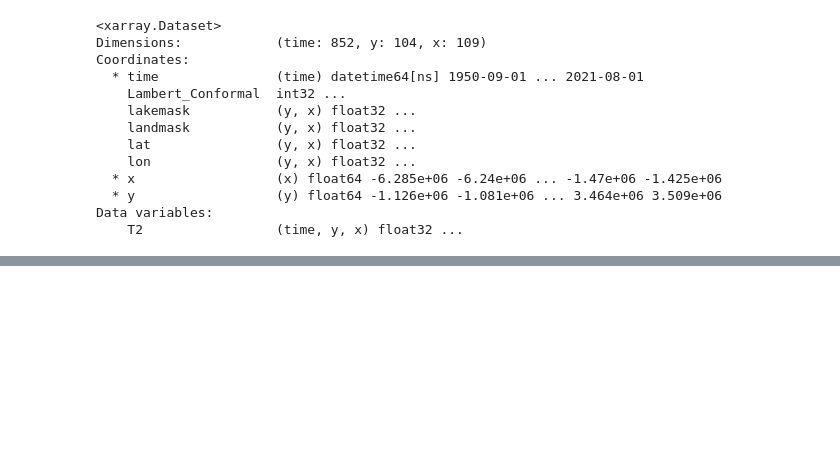
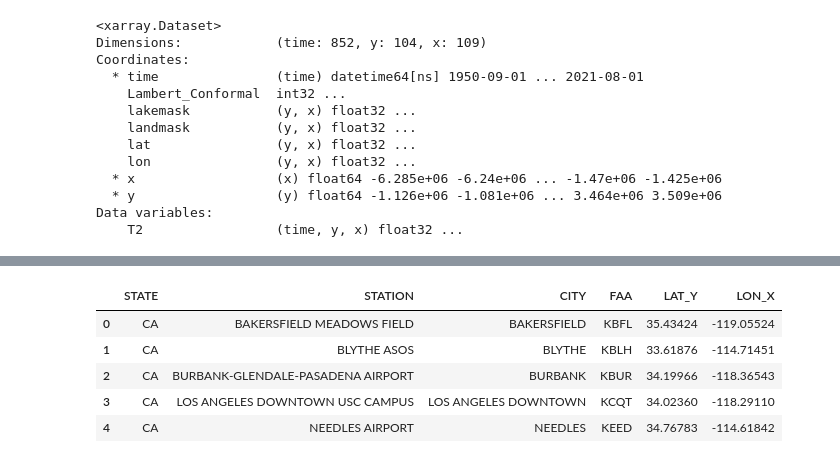
Before and after one commit to nabigac/masters_project, a Jupyter notebook: frequency_analysis.ipynb, the cells around one changed output, grey strips where cells are left out. Drawn from its saved outputs; the diff is of its cells as text; code cells hidden in the pictures; blank space fills up the shorter version.

```diff
--- a/frequency_analysis.ipynb
+++ b/frequency_analysis.ipynb
@@ -54,0 +59,10 @@ array([[[77.543655, 77.61831 , 77.71971 , ..., 80.92734 , 80.97024 ,
+# %%
+stations = pd.read_csv('./data/weather_stations.csv')
+stations.head()
+# %% [output]
+|  | STATE | STATION | CITY | FAA | LAT_Y | LON_X |
+| 0 | CA | BAKERSFIELD MEADOWS FIELD | BAKERSFIELD | KBFL | 35.43424 | -119.05524 |
+| 1 | CA | BLYTHE ASOS | BLYTHE | KBLH | 33.61876 | -114.71451 |
+| 2 | CA | BURBANK-GLENDALE-PASADENA AIRPORT | BURBANK | KBUR | 34.19966 | -118.36543 |
+| 3 | CA | LOS ANGELES DOWNTOWN USC CAMPUS | LOS ANGELES DOWNTOWN | KCQT | 34.02360 | -118.29110 |
+| 4 | CA | NEEDLES AIRPORT | NEEDLES | KEED | 34.76783 | -114.61842 |
```
Also changed, not shown: parts of 27 cells of this notebook, 1 other file.
